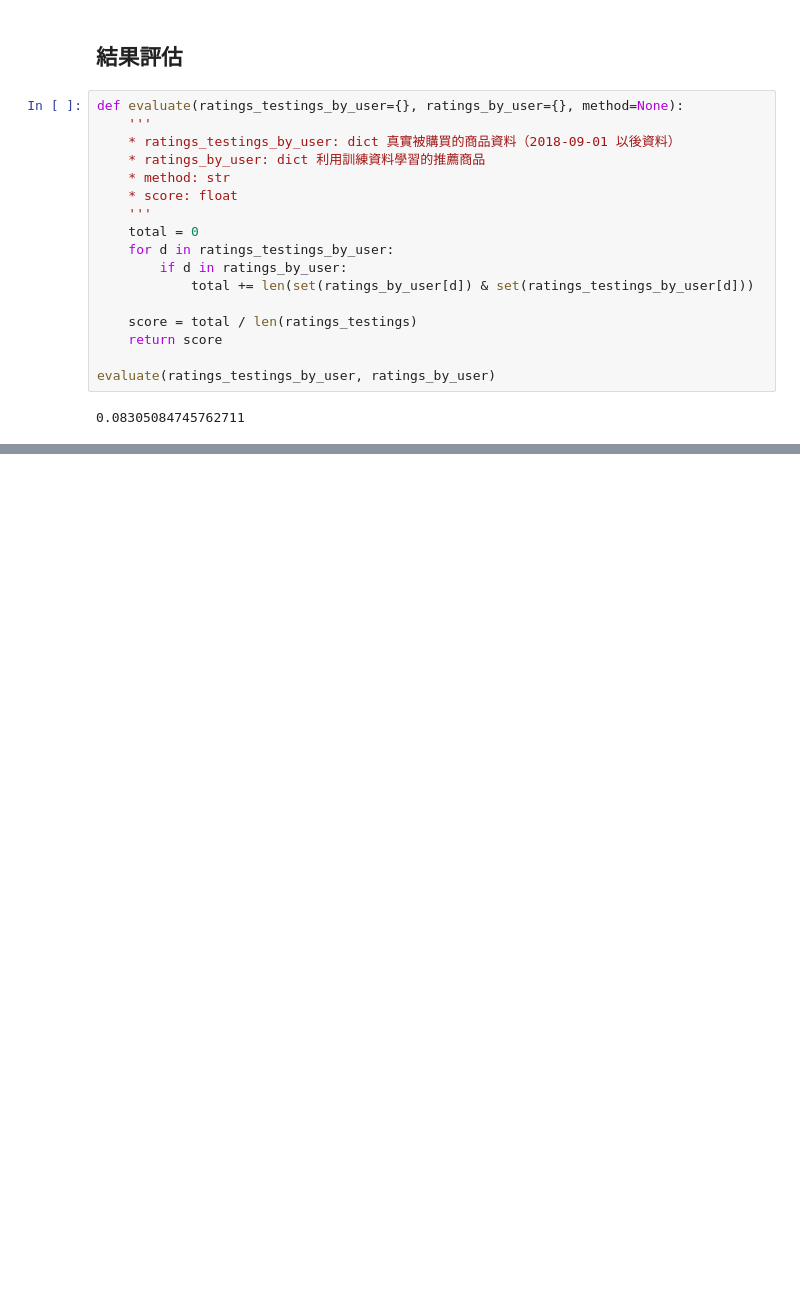
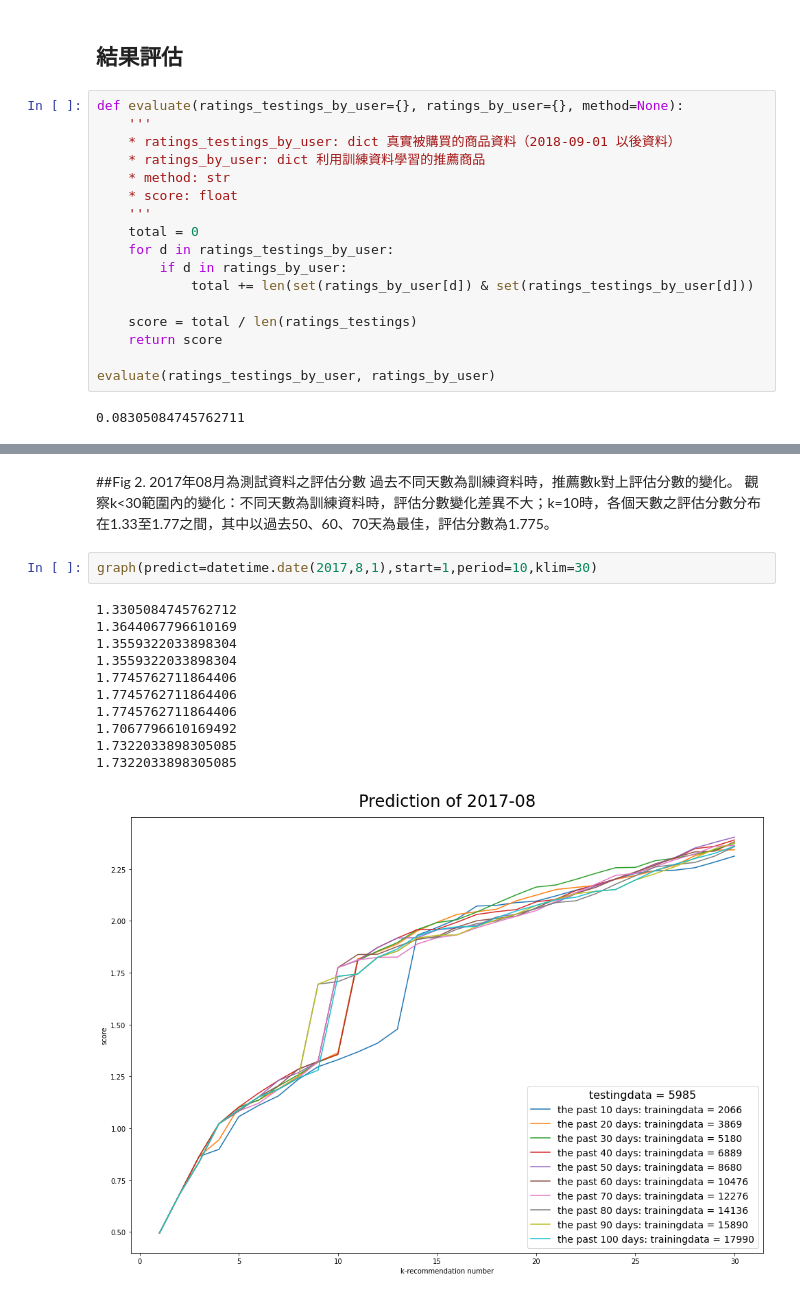
Before and after one commit to HSKrab/data-course-sample, a Jupyter notebook: sample.ipynb, the cells around one changed output, grey strips where cells are left out. Drawn from its saved outputs; the diff is of its cells as text; blank space fills up the shorter version.

```diff
--- a/sample.ipynb
+++ b/sample.ipynb
@@ -177,0 +271,19 @@ plt.plot(x,y)
+# %% [markdown]
+##Fig 2. 2017年08月為測試資料之評估分數
+過去不同天數為訓練資料時，推薦數k對上評估分數的變化。
+</br>
+觀察k<30範圍內的變化：不同天數為訓練資料時，評估分數變化差異不大；k=10時，各個天數之評估分數分布在1.33至1.77之間，其中以過去50、60、70天為最佳，評估分數為1.775。
+# %%
+graph(predict=datetime.date(2017,8,1),start=1,period=10,klim=30)
+# %% [output]
+1.3305084745762712
+1.3644067796610169
+1.3559322033898304
+1.3559322033898304
+1.7745762711864406
+1.7745762711864406
+1.7745762711864406
+1.7067796610169492
+1.7322033898305085
+1.7322033898305085
+[figure, added]
```
Also changed, not shown: parts of 19 cells of this notebook.
